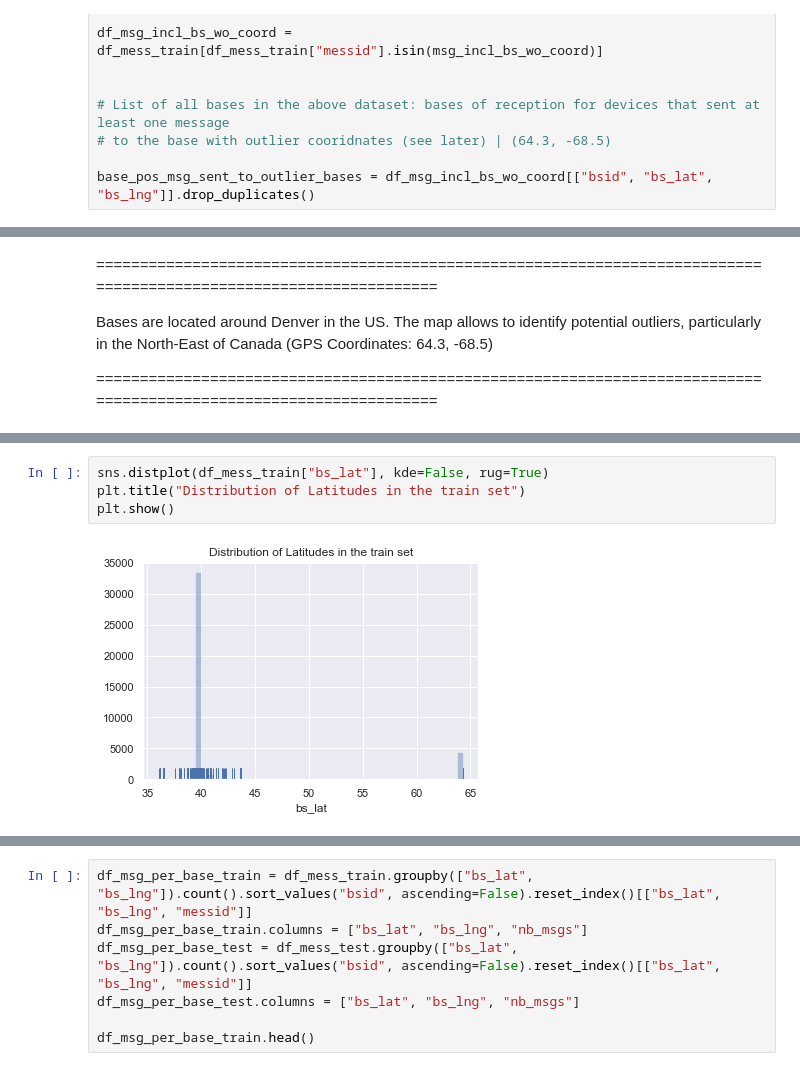
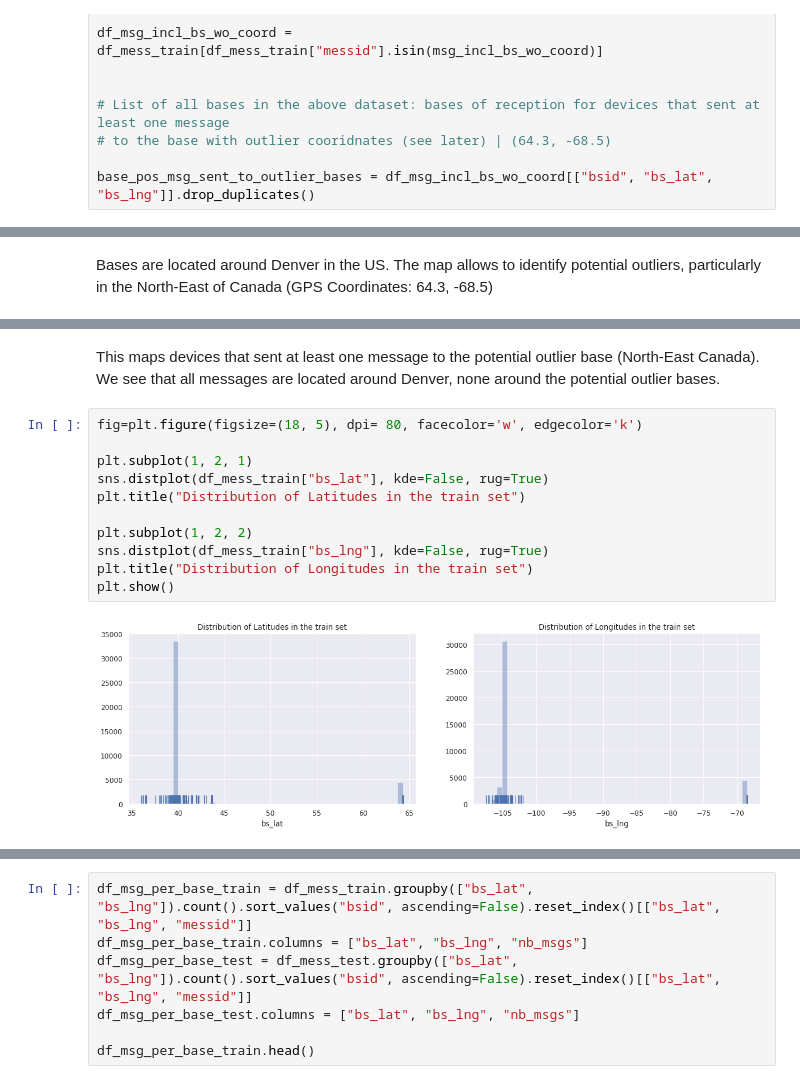
Before and after one commit to mathieubruniquel/IoT_Challenge, a Jupyter notebook: IoT_Geolocalization.ipynb, the cells around one changed output, grey strips where cells are left out. Saved outputs shown, nothing was run; the diff lists cells and outputs as text.

```diff
--- a/IoT_Geolocalization.ipynb
+++ b/IoT_Geolocalization.ipynb
@@ -82,11 +82,7 @@ display(map_bases)
 # %% [output]
 [interactive output not drawn]
 # %% [markdown]
-===================================================================================================================
-
 Bases are located around Denver in the US. The map allows to identify potential outliers, particularly in the North-East of Canada (GPS Coordinates: 64.3, -68.5)
-
-===================================================================================================================
 # %%
 tmp = df_msg_incl_bs_wo_coord.join(pos_train)
 tmp = tmp[["lat", "lng"]]
@@ -125,9 +121,18 @@ sample_coords = base_pos_msg_sent_to_outlier_bases[["bs_lat", "bs_lng"]].values
 display(map_bases)
 # %% [output]
 [interactive output not drawn]
+# %% [markdown]
+This maps devices that sent at least one message to the potential outlier base (North-East Canada). We see that all messages are located around Denver, none around the potential outlier bases.
 # %%
+fig=plt.figure(figsize=(18, 5), dpi= 80, facecolor='w', edgecolor='k')
+
+plt.subplot(1, 2, 1)
 sns.distplot(df_mess_train["bs_lat"], kde=False, rug=True)
 plt.title("Distribution of Latitudes in the train set")
+
+plt.subplot(1, 2, 2)
+sns.distplot(df_mess_train["bs_lng"], kde=False, rug=True)
+plt.title("Distribution of Longitudes in the train set")
 plt.show()
 # %% [output]
-[figure, old version]
+[figure, new version]
```
Also changed, not shown: parts of 11 cells of this notebook.
